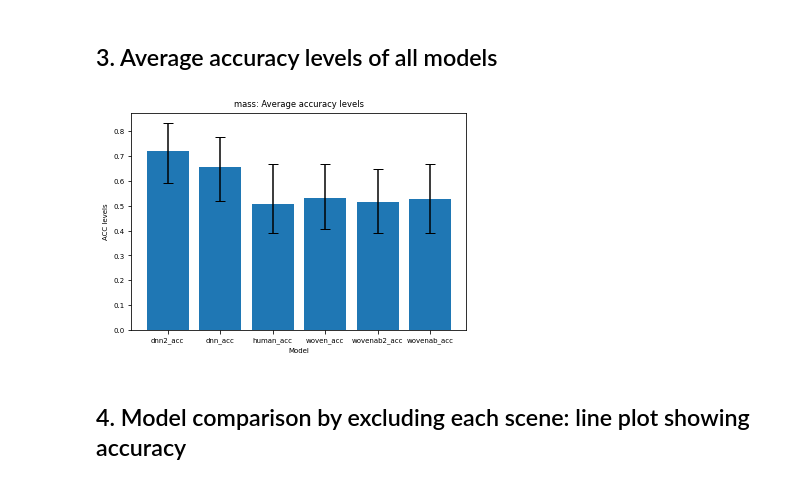
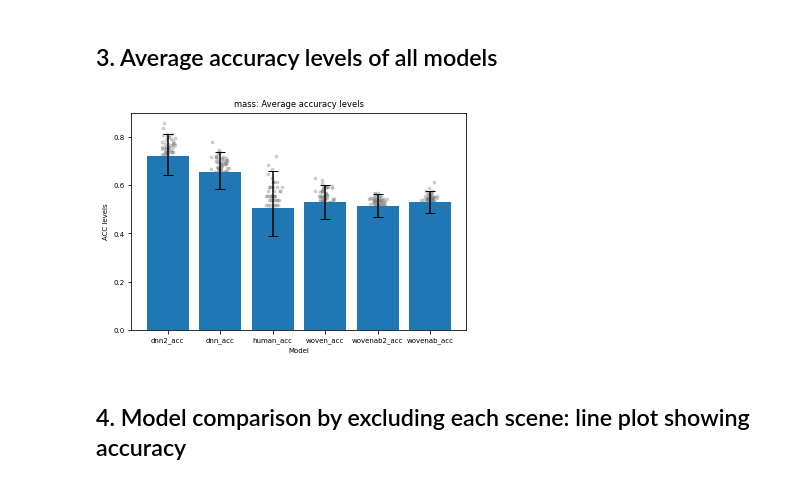
Before and after one commit to CNCLgithub/cloth-intuitive-physics_analysis, a Jupyter notebook: figures_mass.ipynb, the cells around one changed output. Cells and saved outputs as stored; diff of their text form; code cells hidden in the pictures.

```diff
--- a/figures_mass.ipynb
+++ b/figures_mass.ipynb
@@ -103,37 +103,55 @@ for _model in MODELS_WITHOUT_HUMAN:
 # %%
 ## Get 95% CI
 def ci_95(x):
     return np.percentile(x['acc'], [2.5, 97.5])
 
-all_acc = COND_F.melt(id_vars=['iter_sub'], value_vars=[f'{i}_acc' for i in MODELS],
-                      var_name='model', value_name='acc')
+
+COND_F['iter_sub'] = COND_F['iter_sub'] % 100
+all_acc = COND_F.melt(
+    id_vars=['iter_sub'],
+    value_vars=[f'{i}_acc' for i in MODELS],
+    var_name='model',
+    value_name='acc'
+)
+all_acc = all_acc.groupby(['iter_sub', 'model'])['acc'].mean().reset_index()
+
+
 
 # 95% ci
 all_acc_ci = all_acc.groupby(['iter_sub', 'model']).mean().reset_index()
 all_acc_ci = all_acc_ci.groupby(['model']).apply(ci_95).reset_index()
 all_acc_ci[['CI_lower', 'CI_upper']] = pd.DataFrame(all_acc_ci[0].tolist(), index=all_acc_ci.index)
 all_acc_ci = all_acc_ci.drop(columns=[0])
 all_acc_ci = all_acc_ci.sort_values(by=['model'])
 
 # mean
 all_acc_mean = all_acc.groupby(['model']).mean().reset_index()
 all_acc_mean = all_acc_mean.sort_values(by=['model'])
 
+
 ## Merge acc with CI
 all_acc_plot = all_acc_mean.merge(all_acc_ci, on=['model'])
 
 ### Plot
 errors = all_acc_plot['acc'] - all_acc_plot['CI_lower'], all_acc_plot['CI_upper'] - all_acc_plot['acc']
 plt.rcParams.update({'font.size': 7})
 fig, ax = plt.subplots()
 ax.bar(all_acc_plot['model'], all_acc_plot['acc'], yerr=errors, capsize=5)
 ax.set_xlabel('Model')
 ax.set_ylabel('ACC levels')
 ax.set_title(f'{COND}: Average accuracy levels')
-#plt.savefig(opj(OUT_DIR, f'mean_acc_{COND}.svg'), format="svg", dpi=300)
+
+# Add individual dots（with jitter）
+for i, model in enumerate(all_acc_plot['model']):
+    y = all_acc[all_acc['model'] == model]['acc']
+    x = np.random.normal(loc=i, scale=0.08, size=len(y))  # 添加 jitter
+    ax.scatter(x, y, color='gray', alpha=0.3, s=8, zorder=1)
+
+
+plt.savefig(opj(OUT_DIR, f'mean_acc_{COND}.svg'), format="svg", dpi=300)
 plt.show()
 # %% [output]
-[figure, old version]
+[figure, new version]
 # %% [markdown]
 ## 4. Model comparison by excluding each scene: line plot showing accuracy
 # %%
```
Also changed, not shown: 2 other files.
